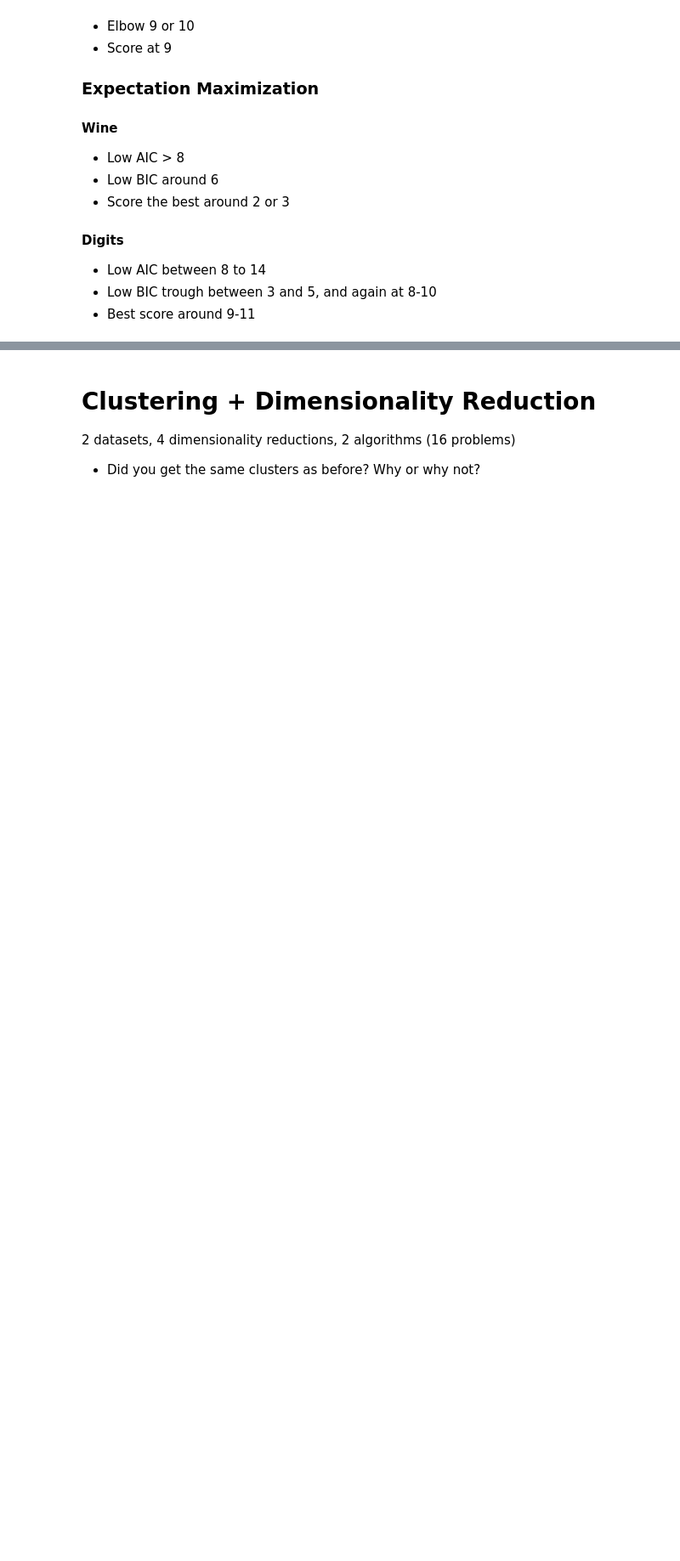
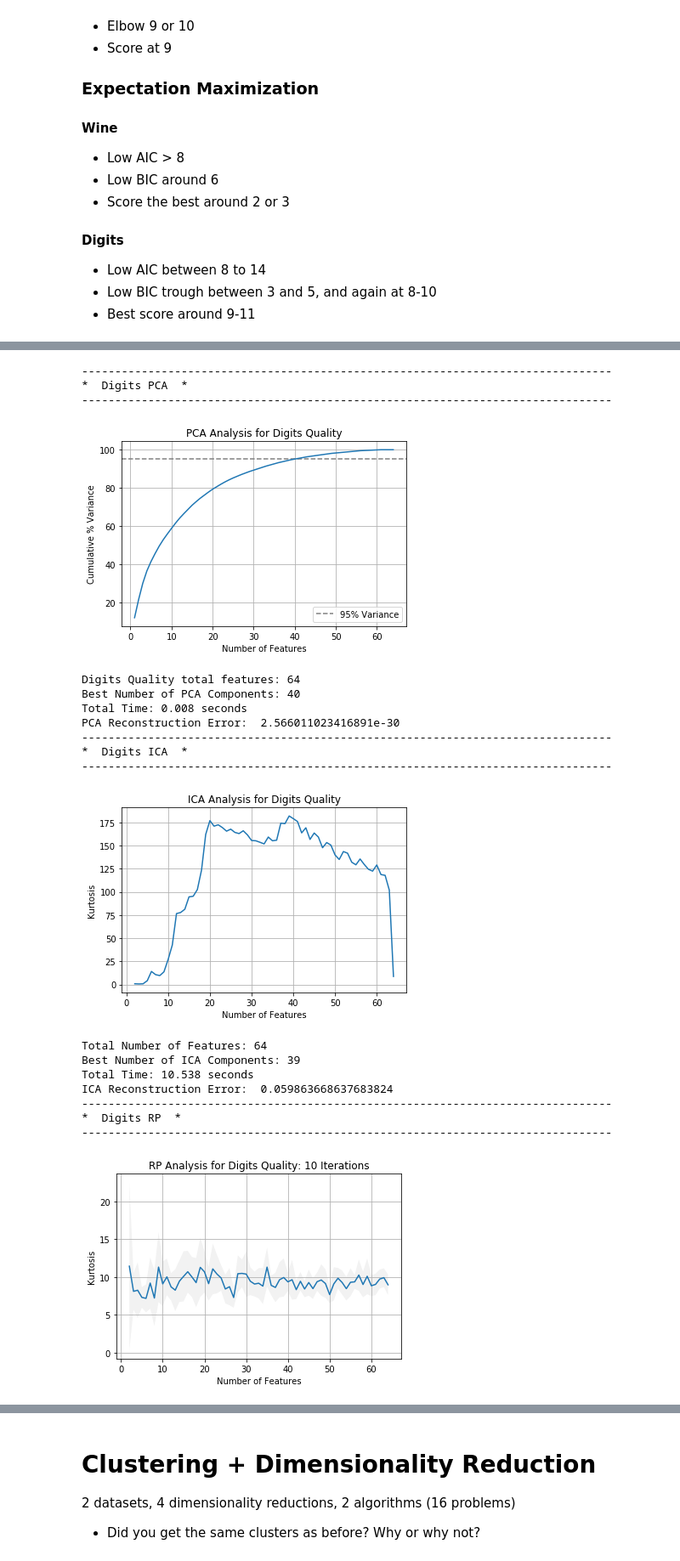
Before and after one commit to reedipher/CS-7641-unsupervised_learning, a Jupyter notebook: code/Assignment 3.ipynb, the cells around one changed output, grey strips where cells are left out. Shown at 85% size. Saved outputs shown, nothing was run; the diff lists cells and outputs as text; code cells hidden in the pictures; blank space fills up the shorter version.

```diff
--- a/code/Assignment 3.ipynb
+++ b/code/Assignment 3.ipynb
@@ -442,0 +572,62 @@ Best Number of Components 39
+# %%
+# scale the data
+digitsX_scaled = scale(digitsX)
+
+#
+# PCA
+#
+print_line('Digits PCA')
+digits_pca_components = calc_pca_components(digitsX_scaled, 'Digits Quality')
+digitsPCA = PCA(n_components=digits_pca_components, random_state=0).fit(digitsX_scaled)
+digits_pca_sse = reconstruction_error(digitsPCA, digitsX_scaled)
+print('PCA Reconstruction Error: ', digits_pca_sse)
+
+
+
+#
+# ICA
+#
+print_line('Digits ICA')
+digits_ica_components = calc_ica_components(digitsX_scaled, 'Digits Quality')
+digitsICA = FastICA(n_components=digits_ica_components, random_state=0).fit(digitsX_scaled)
+digits_ica_sse = reconstruction_error(digitsICA, digitsX_scaled)
+print('ICA Reconstruction Error: ', digits_ica_sse)
+
+
+#
+# RP
+#
+print_line('Digits RP')
+digits_rp_components = calc_rp_components(digitsX_scaled, 'Digits Quality', 10)
+digits_rp_components = calc_rp_components(digitsX_scaled, 'Digits Quality', 100)
+digitsRP = RP(n_components=digits_rp_components, random_state=0).fit(digitsX_scaled)
+digits_rp_sse = reconstruction_error(digitsRP, digitsX_scaled)
+print('ICA Reconstruction Error: ', digits_rp_sse)
+
+
+#
+# UFS
+#
+print_line('Digits UFS')
+calc_kbest(digitsX_scaled, digitsy, 'Digits Quality')
+# %% [output]
+--------------------------------------------------------------------------------
+*  Digits PCA  *
+--------------------------------------------------------------------------------
+[figure, added]
+Digits Quality total features: 64
+Best Number of PCA Components: 40
+Total Time: 0.008 seconds
+PCA Reconstruction Error:  2.566011023416891e-30
+--------------------------------------------------------------------------------
+*  Digits ICA  *
+--------------------------------------------------------------------------------
+[figure, added]
+Total Number of Features: 64
+Best Number of ICA Components: 39
+Total Time: 10.538 seconds
+ICA Reconstruction Error:  0.059863668637683824
+--------------------------------------------------------------------------------
+*  Digits RP  *
+--------------------------------------------------------------------------------
+[figure, added]
```
Also changed, not shown: parts of 21 cells of this notebook.
